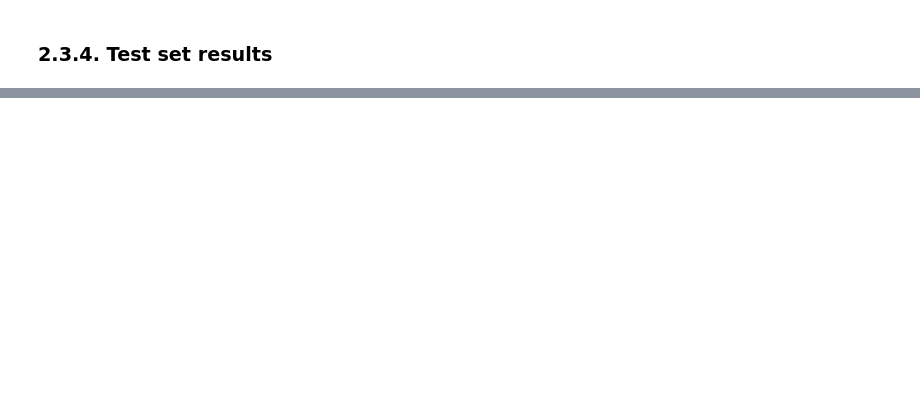
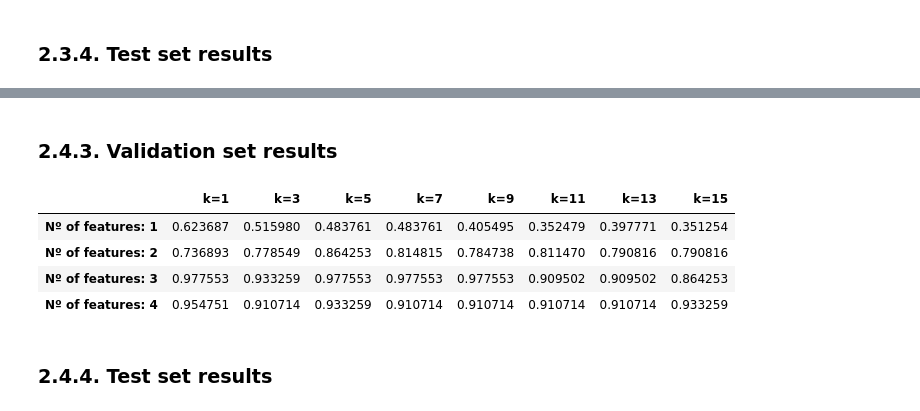
Before and after one commit to patii01/TCD-TP, a Jupyter notebook: Part_B/code/mainActivity.ipynb, the cells around one changed output, grey strips where cells are left out. Saved outputs shown, nothing was run; the diff lists cells and outputs as text; code cells hidden in the pictures; blank space fills up the shorter version.

```diff
--- a/Part_B/code/mainActivity.ipynb
+++ b/Part_B/code/mainActivity.ipynb
@@ -931,0 +966,12 @@ display(iris_df)
+# %% [markdown]
+### 2.4.3. Validation set results
+# %%
+display(df224)
+# %% [output]
+|  | k=1 | k=3 | k=5 | k=7 | k=9 | k=11 | k=13 | k=15 |
+| Nº of features: 1 | 0.623687 | 0.515980 | 0.483761 | 0.483761 | 0.405495 | 0.352479 | 0.397771 | 0.351254 |
+| Nº of features: 2 | 0.736893 | 0.778549 | 0.864253 | 0.814815 | 0.784738 | 0.811470 | 0.790816 | 0.790816 |
+| Nº of features: 3 | 0.977553 | 0.933259 | 0.977553 | 0.977553 | 0.977553 | 0.909502 | 0.909502 | 0.864253 |
+| Nº of features: 4 | 0.954751 | 0.910714 | 0.933259 | 0.910714 | 0.910714 | 0.910714 | 0.910714 | 0.933259 |
+# %% [markdown]
+### 2.4.4. Test set results
```
Also changed, not shown: parts of 20 cells of this notebook.
